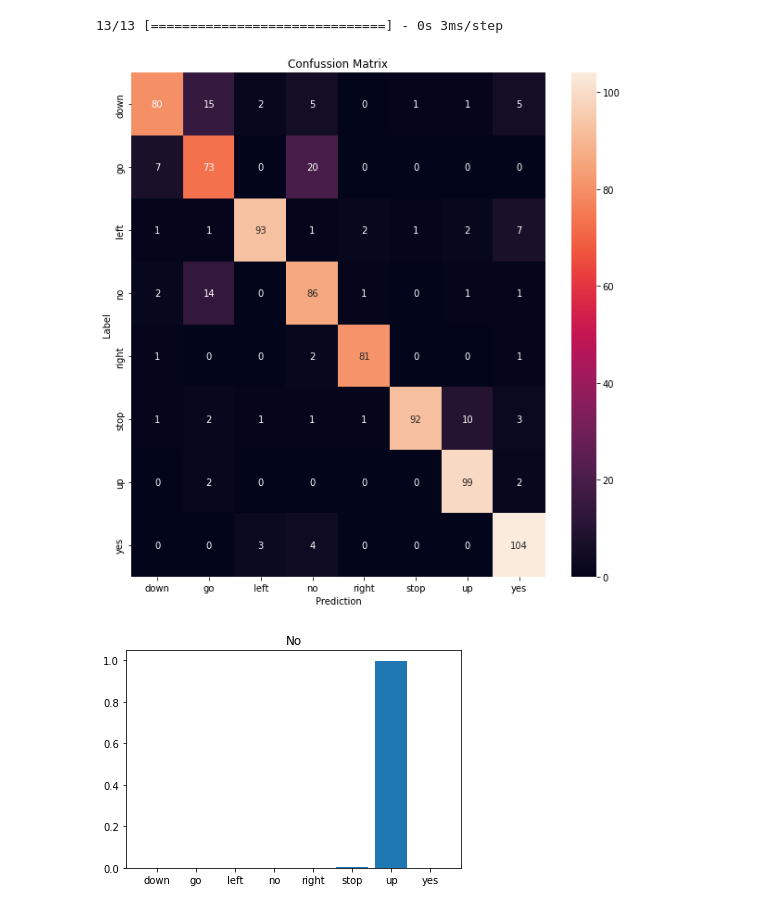
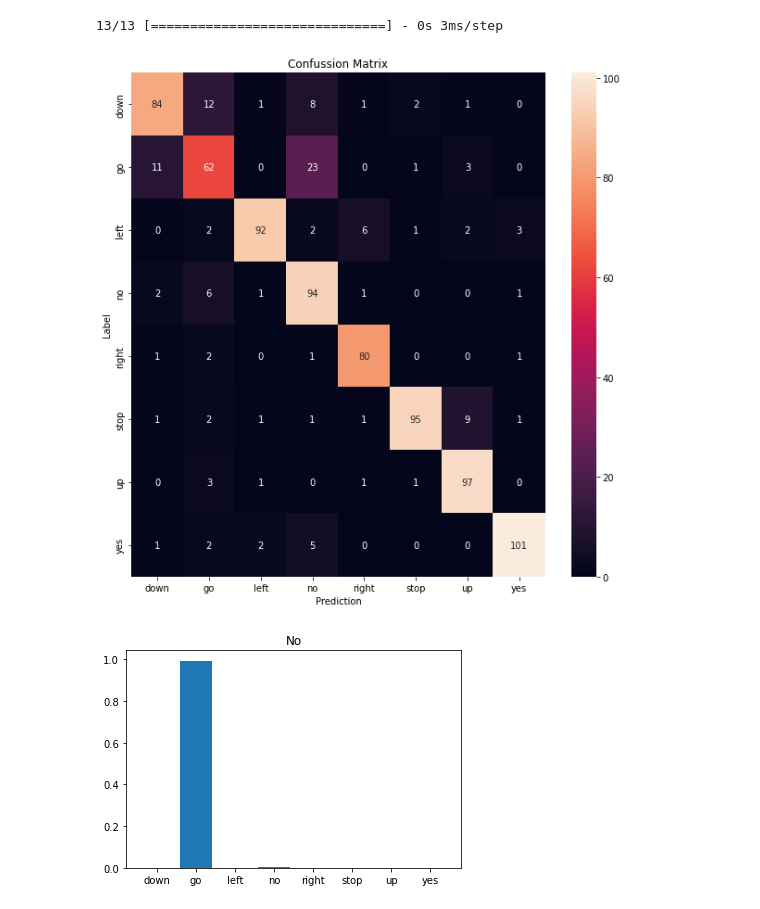
Before and after one commit to marcellinus-witarsah/speech-to-text-model, a Jupyter notebook: speech_to_text_models/train.ipynb, the cells around one changed output. Saved outputs shown, nothing was run; the diff lists cells and outputs as text; code cells hidden in the pictures.

Commit message:
adding softmax activation function into the last layer of the model

```diff
--- a/speech_to_text_models/train.ipynb
+++ b/speech_to_text_models/train.ipynb
@@ -292,10 +292,10 @@ def cnn_model(input_shape):
         tf.keras.layers.Conv2D(filters=64, kernel_size=(3,3), activation='relu'),
         tf.keras.layers.MaxPooling2D(),
         tf.keras.layers.Flatten(),
-        tf.keras.layers.Dropout(0.25),
+        tf.keras.layers.Dropout(0.5),
         tf.keras.layers.Dense(128, activation='relu'),
         tf.keras.layers.Dropout(0.5),
-        tf.keras.layers.Dense(num_labels)
+        tf.keras.layers.Dense(num_labels, activation='softmax')
     ], name='cnn_model')
 model = cnn_model(input_shape)
 model.summary()
@@ -321,7 +321,7 @@ _________________________________________________________________
 # compile model
 model.compile(
     optimizer=tf.keras.optimizers.Adam(),
-    loss=tf.keras.losses.SparseCategoricalCrossentropy(from_logits=True),
+    loss=tf.keras.losses.SparseCategoricalCrossentropy(from_logits=False),
     metrics=['accuracy']
 )
 # %%
@@ -397,22 +397,22 @@ plt.ylabel('Label')
 plt.title('Confussion Matrix')
 plt.show()
 # %% [output]
-[figure, old version]
+[figure, new version]
 # %%
-x = data_dir/'up/02e85b60_nohash_0.wav'
+x = data_dir/'go/0132a06d_nohash_2.wav'
 x = tf.io.read_file(str(x))
 x, sample_rate = tf.audio.decode_wav(x, desired_channels=1, desired_samples=16000,)
 x = tf.squeeze(x, axis=-1)
 waveform = x
 x = get_spectrogram(x)
 x = x[tf.newaxis,...]
 
 prediction = model(x)
-plt.bar(class_names, tf.nn.softmax(prediction[0]))
+plt.bar(class_names, prediction[0])
 plt.title('No')
 plt.show()
 
 display.display(display.Audio(waveform, rate=16000))
 # %% [output]
-[figure, old version]
+[figure, new version]
 [interactive output not drawn]
```
Also changed, not shown: parts of 4 cells of this notebook.
